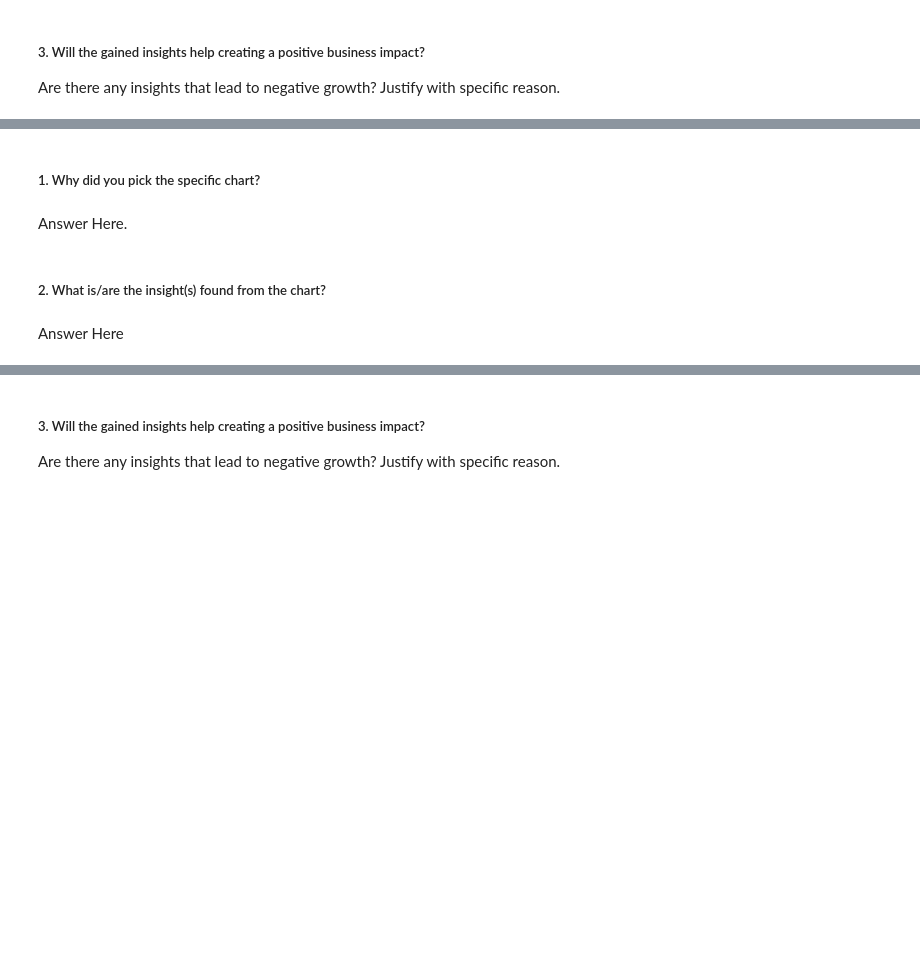
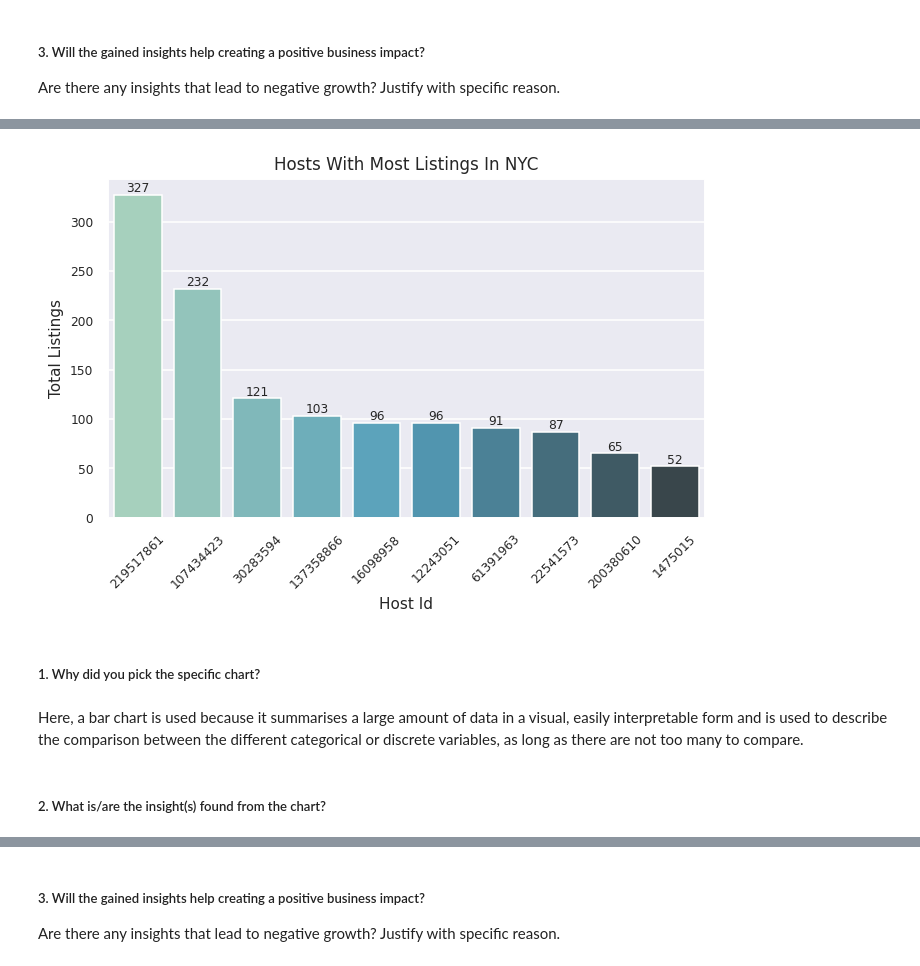
Before and after one commit to abhijain1216/Airbnb-Bookings-Analysis-EDA, a Jupyter notebook: Airbnb_Bookings_Analysis_EDA.ipynb, the cells around one changed output, grey strips where cells are left out. Drawn from its saved outputs; the diff is of its cells as text; code cells hidden in the pictures; blank space fills up the shorter version.

```diff
--- a/Airbnb_Bookings_Analysis_EDA.ipynb
+++ b/Airbnb_Bookings_Analysis_EDA.ipynb
@@ -454,0 +489,8 @@ Answer Here
+# %%
+# Chart - 4 visualization code
+
+# Dataframe for Hosts having maximum listing
+host_listing_df = airbnb[['host_id','host_name']].value_counts().sort_values(ascending = False).reset_index().rename(columns = {0:'total_listing_count'})
+
+# Let's check top 10
+host_listing_df[:10]
@@ -455,8 +509,19 @@ Answer Here
+# %%
+# Visualization using bar plot
+plt.figure(figsize = (7,4),dpi = 110)
+plot = sns.barplot(data = host_listing_df[:10],x = 'host_id',y = 'total_listing_count',palette='GnBu_d',order =  host_listing_df[:10].sort_values('total_listing_count',ascending = False).host_id)
+plt.title('Hosts With Most Listings In NYC',fontsize=11)
+plt.bar_label(plot.containers[0], label_type='edge',size = 8)
+plt.ylabel('Total Listings',fontsize=10)
+plt.xlabel('Host Id',fontsize=10)
+plt.xticks(rotation = 45,fontsize = 8)
+plt.yticks(fontsize = 8)
+plt.show()
+# %% [output]
+[figure, added]
 # %% [markdown]
 ##### 1. Why did you pick the specific chart?
-# %% [markdown]
-Answer Here.
+# %% [markdown]
+Here, a bar chart is used because it summarises a large amount of data in a visual, easily interpretable form and is used to describe the comparison between the different categorical or discrete variables, as long as there are not too many to compare.
 # %% [markdown]
 ##### 2. What is/are the insight(s) found from the chart?
-# %% [markdown]
-Answer Here
```
Also changed, not shown: parts of 57 cells of this notebook.
